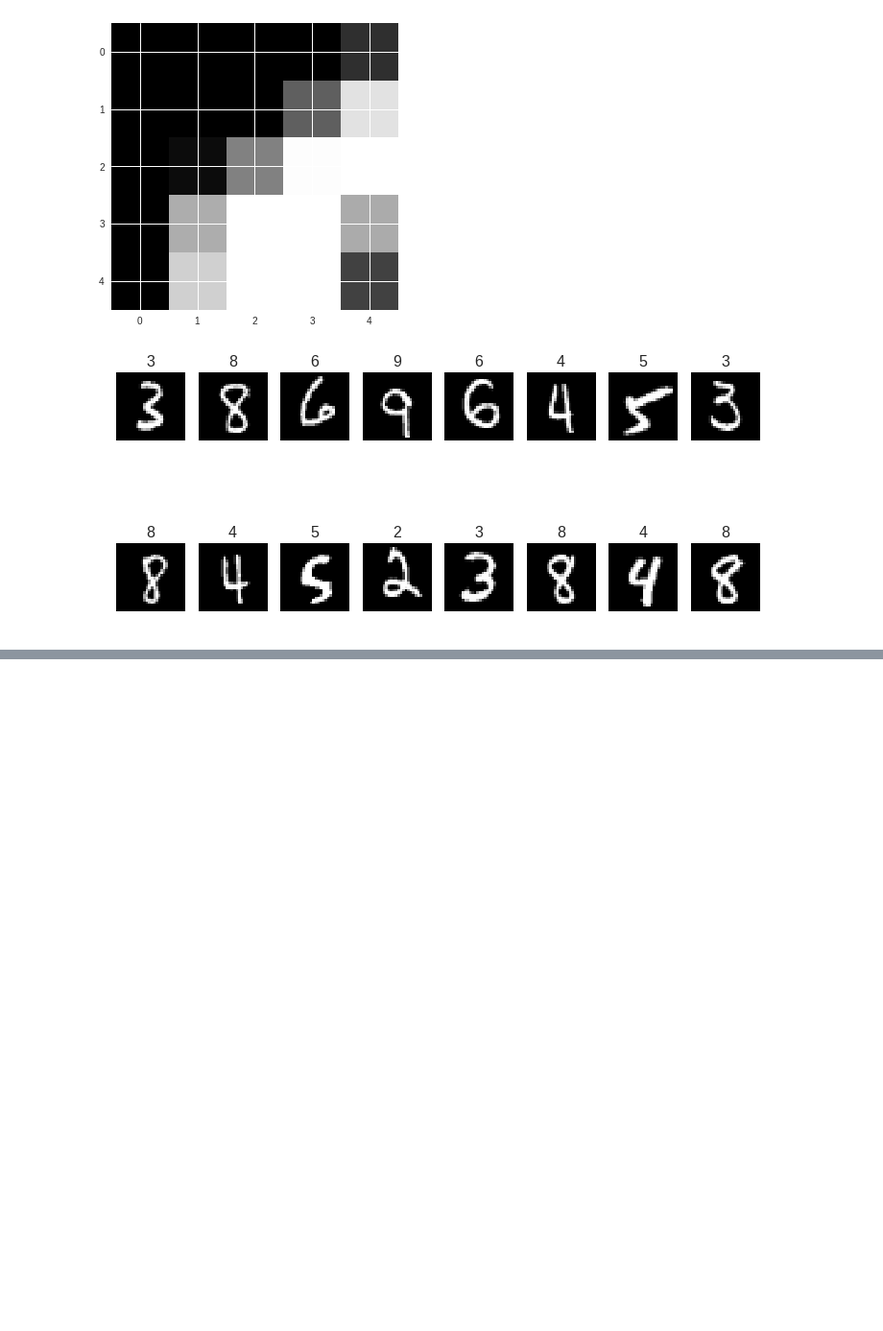
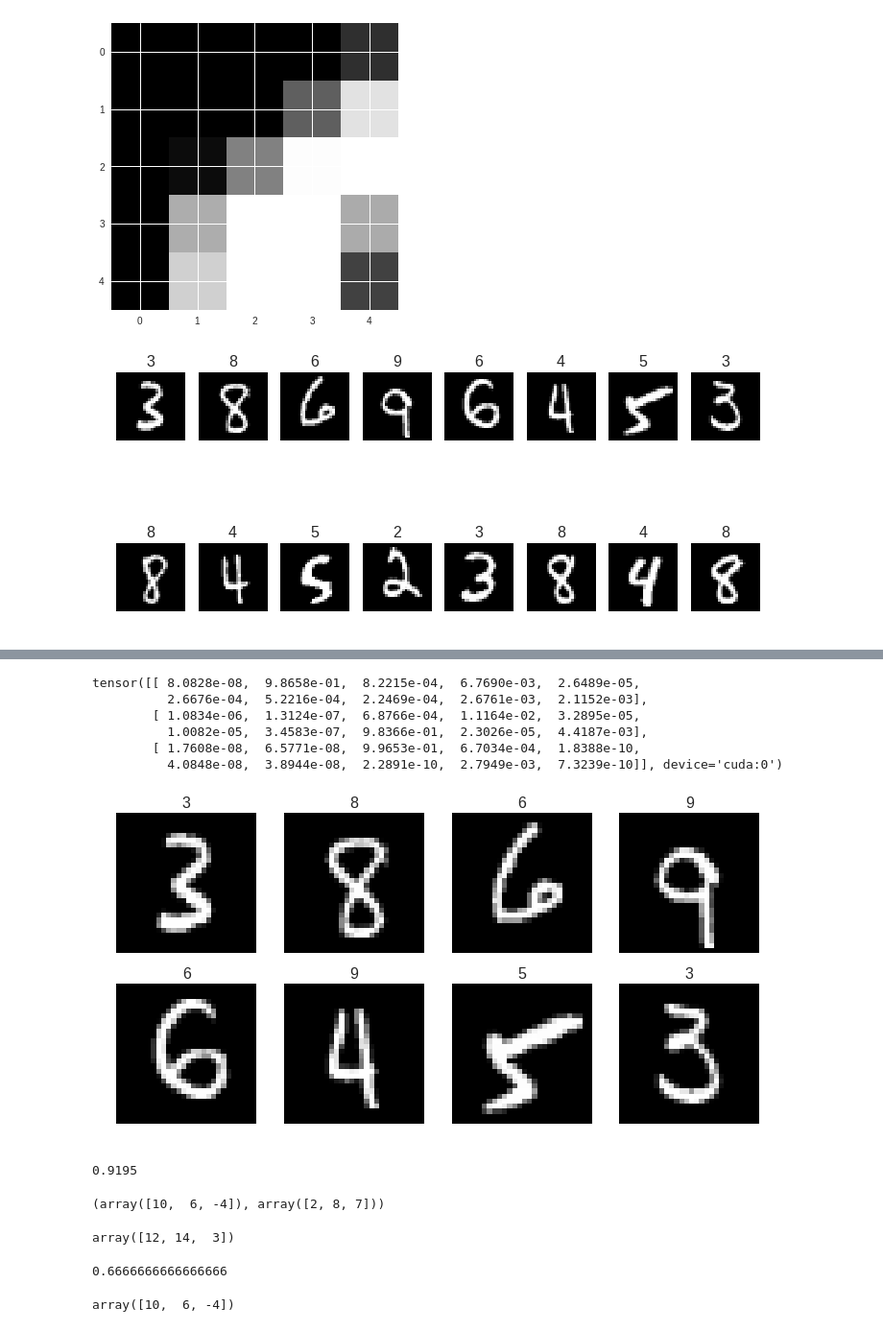
Before and after one commit to ssttv/ml-resources, a Jupyter notebook: fastai_nn.ipynb, the cells around one changed output, grey strips where cells are left out. Shown at 96% size. Cells and saved outputs as stored; diff of their text form; code cells hidden in the pictures; blank space fills up the shorter version.

```diff
--- a/fastai_nn.ipynb
+++ b/fastai_nn.ipynb
@@ -164,0 +221,20 @@ opt=optim.SGD(net.parameters(), 1e-1, momentum=0.9, weight_decay=1e-3)
+# %%
+def get_weights(*dims): return nn.Parameter(torch.randn(dims)/dims[0])
+def softmax(x): return torch.exp(x)/(torch.exp(x).sum(dim=1)[:,None])
+
+class LogReg(nn.Module):
+    def __init__(self):
+        super().__init__()
+        self.l1_w = get_weights(28*28, 10)  # Layer 1 weights
+        self.l1_b = get_weights(10)         # Layer 1 bias
+
+    def forward(self, x):
+        x = x.view(x.size(0), -1)
+        x = (x @ self.l1_w) + self.l1_b  # Linear Layer
+        x = torch.log(softmax(x)) # Non-linear (LogSoftmax) Layer
+        return x
+# %%
+net2 = LogReg().cuda()
+opt=optim.Adam(net2.parameters())
+# %%
+fit(net2, md, n_epochs=1, crit=loss, opt=opt, metrics=metrics)
@@ -164,0 +261,9 @@ opt=optim.SGD(net.parameters(), 1e-1, momentum=0.9, weight_decay=1e-3)
+# %%
+preds = net2(vxmb).exp(); preds[:3]
+# %% [output]
+tensor([[ 8.0828e-08,  9.8658e-01,  8.2215e-04,  6.7690e-03,  2.6489e-05,
+          2.6676e-04,  5.2216e-04,  2.2469e-04,  2.6761e-03,  2.1152e-03],
+        [ 1.0834e-06,  1.3124e-07,  6.8766e-04,  1.1164e-02,  3.2895e-05,
+          1.0082e-05,  3.4583e-07,  9.8366e-01,  2.3026e-05,  4.4187e-03],
+        [ 1.7608e-08,  6.5771e-08,  9.9653e-01,  6.7034e-04,  1.8388e-10,
+          4.0848e-08,  3.8944e-08,  2.2891e-10,  2.7949e-03,  7.3239e-10]], device='cuda:0')
@@ -164,0 +272,27 @@ opt=optim.SGD(net.parameters(), 1e-1, momentum=0.9, weight_decay=1e-3)
+# %%
+preds = predict(net2, md.val_dl).argmax(1)
+plots(x_imgs[:8], titles=preds[:8])
+# %% [output]
+[figure, added]
+# %%
+np.mean(preds == y_valid)
+# %% [output]
+0.9195
+# %%
+a = np.array([10, 6, -4])
+b = np.array([2, 8, 7])
+a,b
+# %% [output]
+(array([10,  6, -4]), array([2, 8, 7]))
+# %%
+a + b
+# %% [output]
+array([12, 14,  3])
+# %%
+(a < b).mean()
+# %% [output]
+0.6666666666666666
+# %%
+a
+# %% [output]
+array([10,  6, -4])
```
Also changed, not shown: parts of 53 cells of this notebook.
